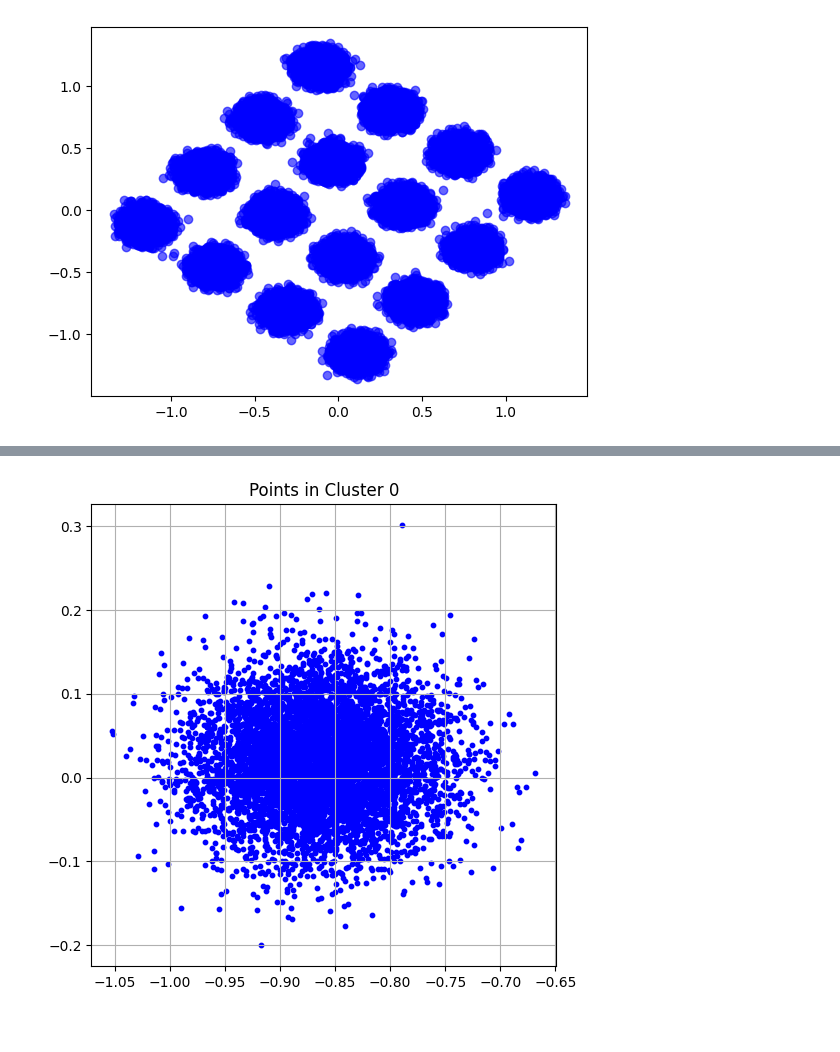
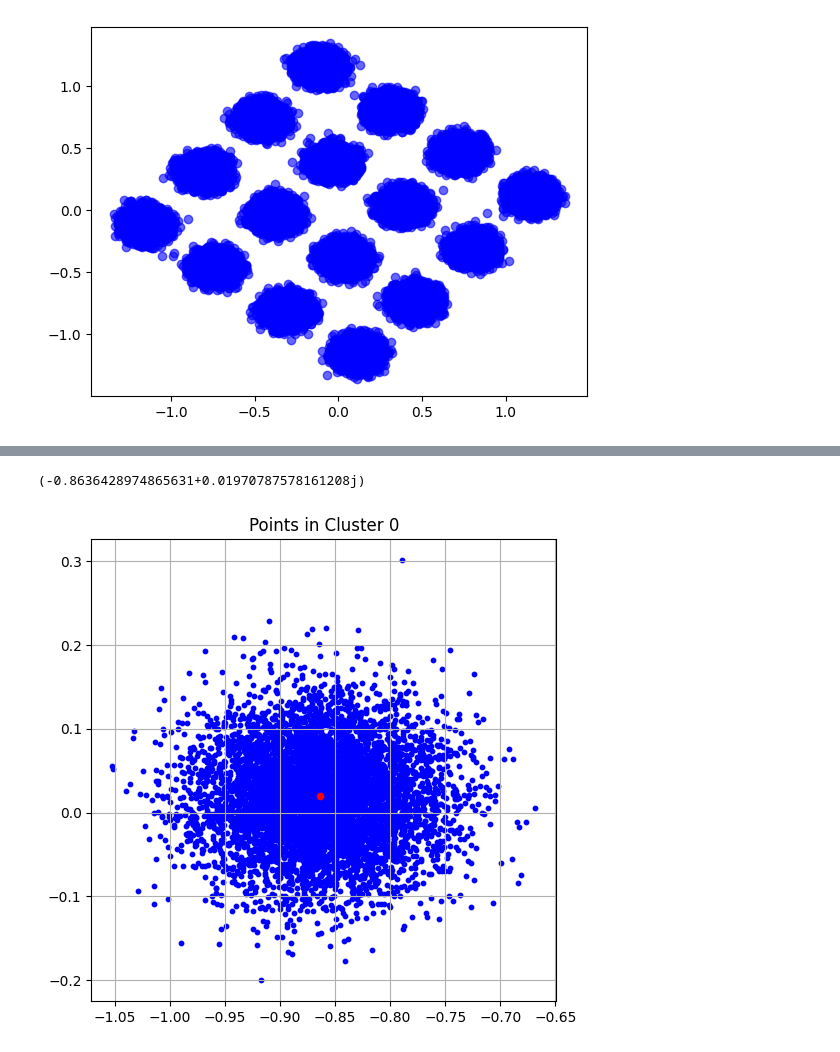
Before and after one commit to Denviser/RL-Project, a Jupyter notebook: DSP/cluster_evm_test.ipynb, the cells around one changed output, grey strips where cells are left out. Drawn from its saved outputs; the diff is of its cells as text; code cells hidden in the pictures.

```diff
--- a/DSP/cluster_evm_test.ipynb
+++ b/DSP/cluster_evm_test.ipynb
@@ -49,39 +49,30 @@ cma_utils.plot_constellation(symbols_with_pmd_corrected_cma)
 import numpy as np
 import matplotlib.pyplot as plt
 from sklearn.cluster import KMeans
-
-def cluster_and_plot(complex_points, n_clusters=16):
-    # 1. Prepare data
+def cluster_constellation_clean(complex_points, n_clusters=16):
+    """
+    Clusters complex points and returns grouped points and their centers
+    as complex numbers.
+    """
+    # 1. Prepare data (Real = x, Imag = y)
     data = np.array([[z.real, z.imag] for z in complex_points])
 
     # 2. Run KMeans
     kmeans = KMeans(n_clusters=n_clusters, n_init=10, random_state=42)
     labels = kmeans.fit_predict(data)
-    centers = kmeans.cluster_centers_
 
-    # 3. Plotting
-    plt.figure(figsize=(8, 8))
+    # 3. Convert centers back to complex numbers (x + iy)
+    # The order of kmeans.cluster_centers_ matches the labels 0 to (n-1)
+    centers_xy = kmeans.cluster_centers_
+    complex_centers = [complex(c[0], c[1]) for c in centers_xy]
 
-    # Scatter plot with colors assigned by cluster label
-    # cmap='tab20' gives us enough distinct colors for 16 regions
-    scatter = plt.scatter(data[:, 0], data[:, 1], c=labels, s=1, cmap='tab20', alpha=0.6)
-
-    # Mark the calculated centers (Centroids)
-    plt.scatter(centers[:, 0], centers[:, 1], c='red', marker='x', s=100, label='Centroids')
-
-    plt.title(f'16-QAM Constellation Clustering ({n_clusters} Regions)')
-    plt.xlabel('In-Phase (Real)')
-    plt.ylabel('Quadrature (Imaginary)')
-    plt.grid(True, linestyle='--', alpha=0.5)
-    plt.legend()
-    plt.show()
-
-    # 4. Return the points grouped by cluster
+    # 4. Group points by cluster label
     clusters = {i: [] for i in range(n_clusters)}
     for label, original_z in zip(labels, complex_points):
         clusters[label].append(original_z)
 
-    return clusters
+    # Return both the dictionary and the list of complex centers
+    return clusters, np.array(complex_centers)
 
 # Example Usage (replace 'your_data' with your list of complex numbers):
-clusters = cluster_and_plot(symbols_with_pmd_corrected_cma[:,0], n_clusters=16)
+clusters,centers = cluster_constellation_clean(symbols_with_pmd_corrected_cma[:,0], n_clusters=16)
@@ -90,15 +79,19 @@ clusters = cluster_and_plot(symbols_with_pmd_corrected_cma[:,0], n_clusters=16)
+# %%
+print(centers[0])
+# %% [output]
+(-0.8636428974865631+0.01970787578161208j)
 # %%
 # Assuming 'clusters' is the dictionary returned by the function
 cluster_0_points = np.array(clusters[0])
 
 plt.figure(figsize=(6, 6))
 
 # Plot only the points belonging to index 0
 plt.scatter(cluster_0_points.real, cluster_0_points.imag, c='blue', s=10)
-
+plt.scatter(centers[0].real,centers[0].imag, c='r',s=20)
 # Optional: Set axes limits to see where it sits in the whole constellation
 plt.title("Points in Cluster 0")
 plt.grid(True)
 plt.show()
 # %% [output]
-[figure, old version]
+[figure, new version]
```
Also changed, not shown: parts of 2 cells of this notebook, 12 other files.
